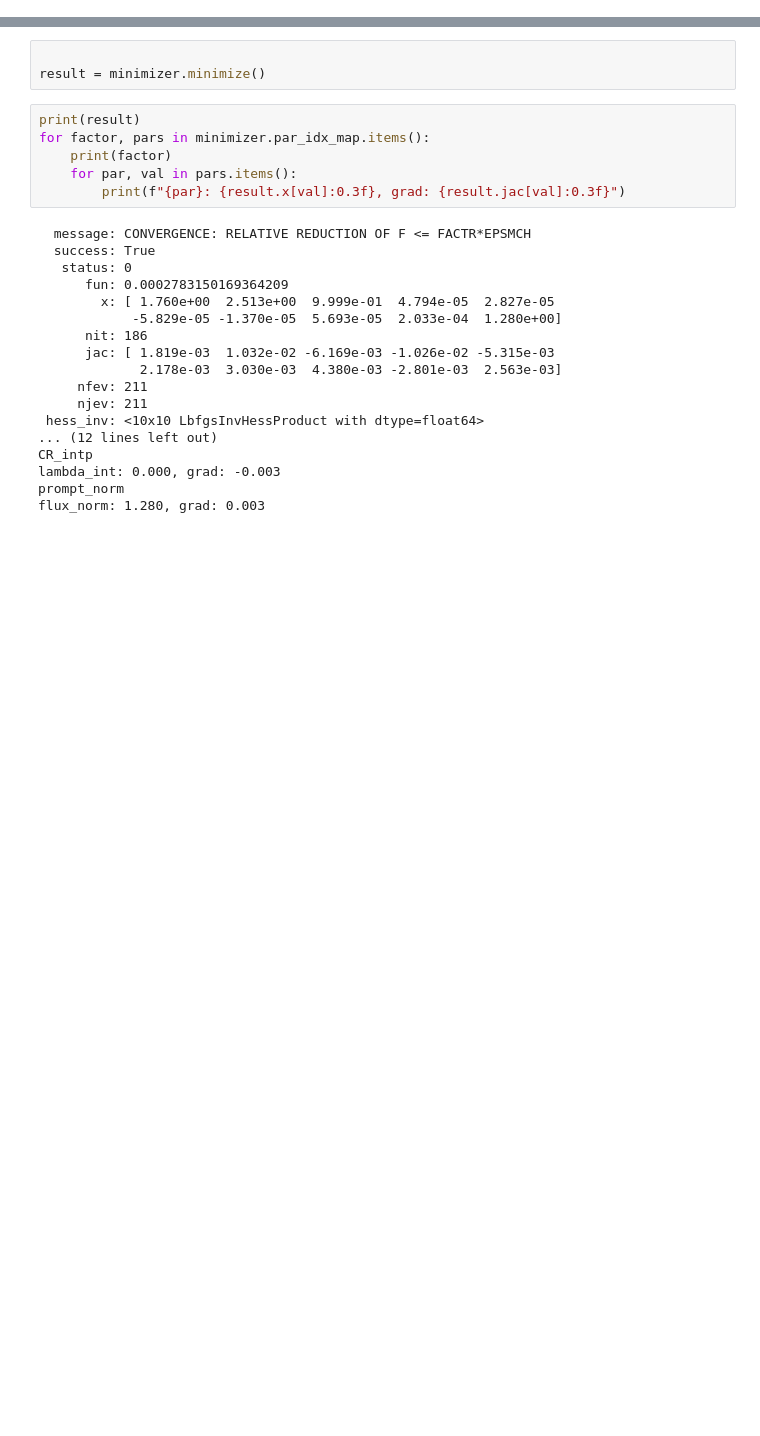
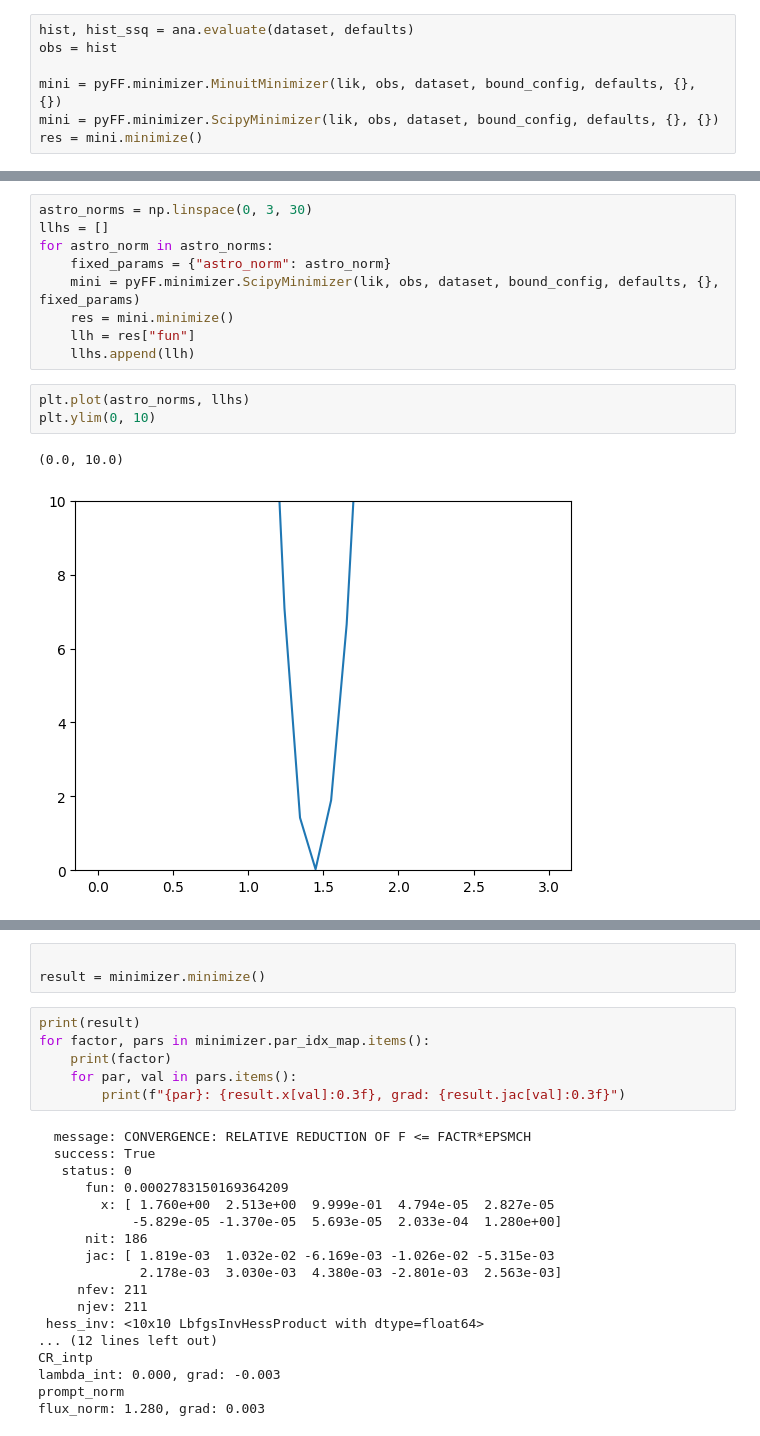
Before and after one commit to chrhck/pyForwardFolding, a Jupyter notebook: examples/Global_Fit.ipynb, the cells around one changed output, grey strips where cells are left out. Saved outputs shown, nothing was run; the diff lists cells and outputs as text; blank space fills up the shorter version.

```diff
--- a/examples/Global_Fit.ipynb
+++ b/examples/Global_Fit.ipynb
@@ -184 +236,8 @@ priors = {
 }
+# %%
+hist, hist_ssq = ana.evaluate(dataset, defaults)
+obs = hist
+
+mini = pyFF.minimizer.MinuitMinimizer(lik, obs, dataset, bound_config, defaults, {}, {})
+mini = pyFF.minimizer.ScipyMinimizer(lik, obs, dataset, bound_config, defaults, {}, {})
+res = mini.minimize()
@@ -184,0 +257,15 @@ priors = {
+# %%
+astro_norms = np.linspace(0, 3, 30)
+llhs = []
+for astro_norm in astro_norms:
+    fixed_params = {"astro_norm": astro_norm}
+    mini = pyFF.minimizer.ScipyMinimizer(lik, obs, dataset, bound_config, defaults, {}, fixed_params)
+    res = mini.minimize()
+    llh = res["fun"]
+    llhs.append(llh)
+# %%
+plt.plot(astro_norms, llhs)
+plt.ylim(0, 10)
+# %% [output]
+(0.0, 10.0)
+[figure, added]
```
Also changed, not shown: parts of 19 cells of this notebook, 10 other files.
